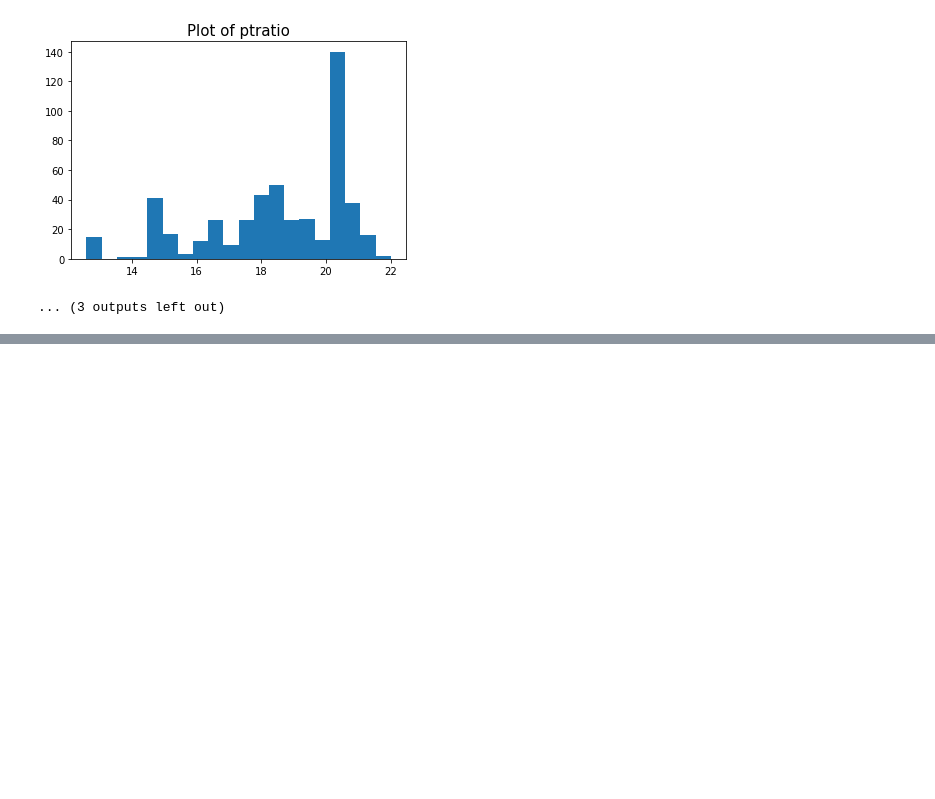
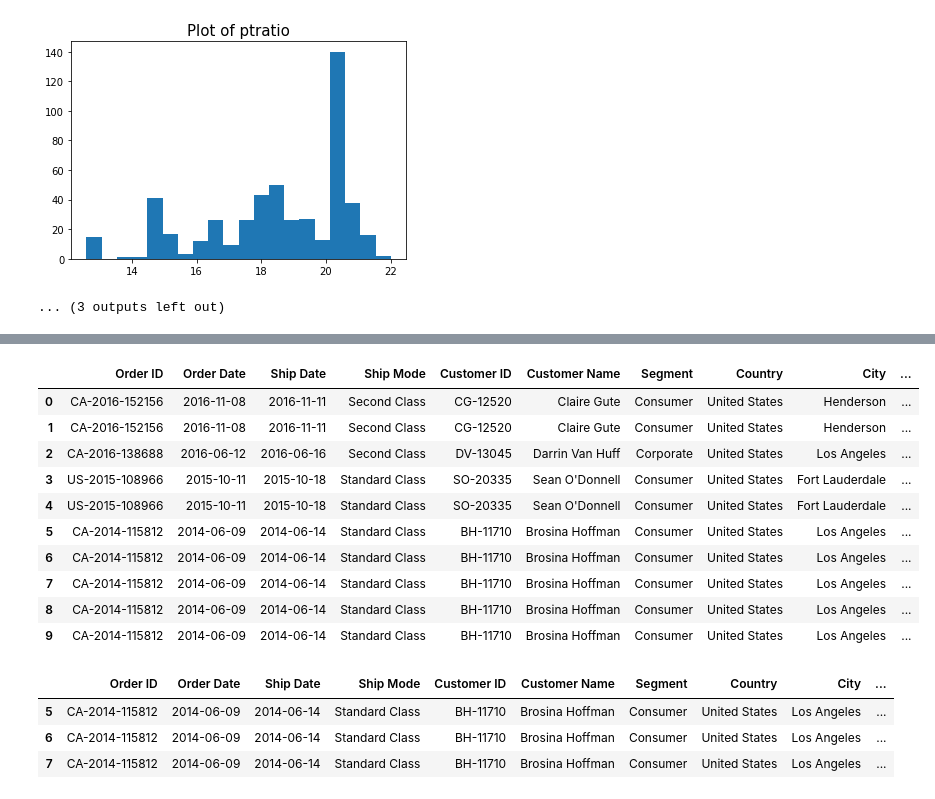
Before and after one commit to heenashree/DataAnalytics, a Jupyter notebook: pandas and numpy/Dataframe and Series.ipynb, the cells around one changed output, grey strips where cells are left out. Drawn from its saved outputs; the diff is of its cells as text; code cells hidden in the pictures; blank space fills up the shorter version.

Commit message:
Datasets

```diff
--- a/pandas and numpy/Dataframe and Series.ipynb
+++ b/pandas and numpy/Dataframe and Series.ipynb
@@ -335,0 +354,25 @@ for c in df.columns:
+# %%
+#lf.drop("Row ID", axis=1, inplace=True)
+lf.head(10)
+# %% [output]
+|  | Order ID | Order Date | Ship Date | Ship Mode | Customer ID | Customer Name | Segment | Country | City | ... |
+| 0 | CA-2016-152156 | 2016-11-08 | 2016-11-11 | Second Class | CG-12520 | Claire Gute | Consumer | United States | Henderson | ... |
+| 1 | CA-2016-152156 | 2016-11-08 | 2016-11-11 | Second Class | CG-12520 | Claire Gute | Consumer | United States | Henderson | ... |
+| 2 | CA-2016-138688 | 2016-06-12 | 2016-06-16 | Second Class | DV-13045 | Darrin Van Huff | Corporate | United States | Los Angeles | ... |
+| 3 | US-2015-108966 | 2015-10-11 | 2015-10-18 | Standard Class | SO-20335 | Sean O'Donnell | Consumer | United States | Fort Lauderdale | ... |
+| 4 | US-2015-108966 | 2015-10-11 | 2015-10-18 | Standard Class | SO-20335 | Sean O'Donnell | Consumer | United States | Fort Lauderdale | ... |
+| 5 | CA-2014-115812 | 2014-06-09 | 2014-06-14 | Standard Class | BH-11710 | Brosina Hoffman | Consumer | United States | Los Angeles | ... |
+| 6 | CA-2014-115812 | 2014-06-09 | 2014-06-14 | Standard Class | BH-11710 | Brosina Hoffman | Consumer | United States | Los Angeles | ... |
+| 7 | CA-2014-115812 | 2014-06-09 | 2014-06-14 | Standard Class | BH-11710 | Brosina Hoffman | Consumer | United States | Los Angeles | ... |
+| 8 | CA-2014-115812 | 2014-06-09 | 2014-06-14 | Standard Class | BH-11710 | Brosina Hoffman | Consumer | United States | Los Angeles | ... |
+| 9 | CA-2014-115812 | 2014-06-09 | 2014-06-14 | Standard Class | BH-11710 | Brosina Hoffman | Consumer | United States | Los Angeles | ... |
+# %%
+#if we are only intereseted in few rows or columns in the dataset, we can use loc
+#We need to pass on two arguments to the loc method – one for indicating the rows, and another for indicating the columns. These should be Python lists.
+
+lf.iloc[[5,6,7]]
+# %% [output]
+|  | Order ID | Order Date | Ship Date | Ship Mode | Customer ID | Customer Name | Segment | Country | City | ... |
+| 5 | CA-2014-115812 | 2014-06-09 | 2014-06-14 | Standard Class | BH-11710 | Brosina Hoffman | Consumer | United States | Los Angeles | ... |
+| 6 | CA-2014-115812 | 2014-06-09 | 2014-06-14 | Standard Class | BH-11710 | Brosina Hoffman | Consumer | United States | Los Angeles | ... |
+| 7 | CA-2014-115812 | 2014-06-09 | 2014-06-14 | Standard Class | BH-11710 | Brosina Hoffman | Consumer | United States | Los Angeles | ... |
```
Also changed, not shown: parts of 4 cells of this notebook, 2 other files.
